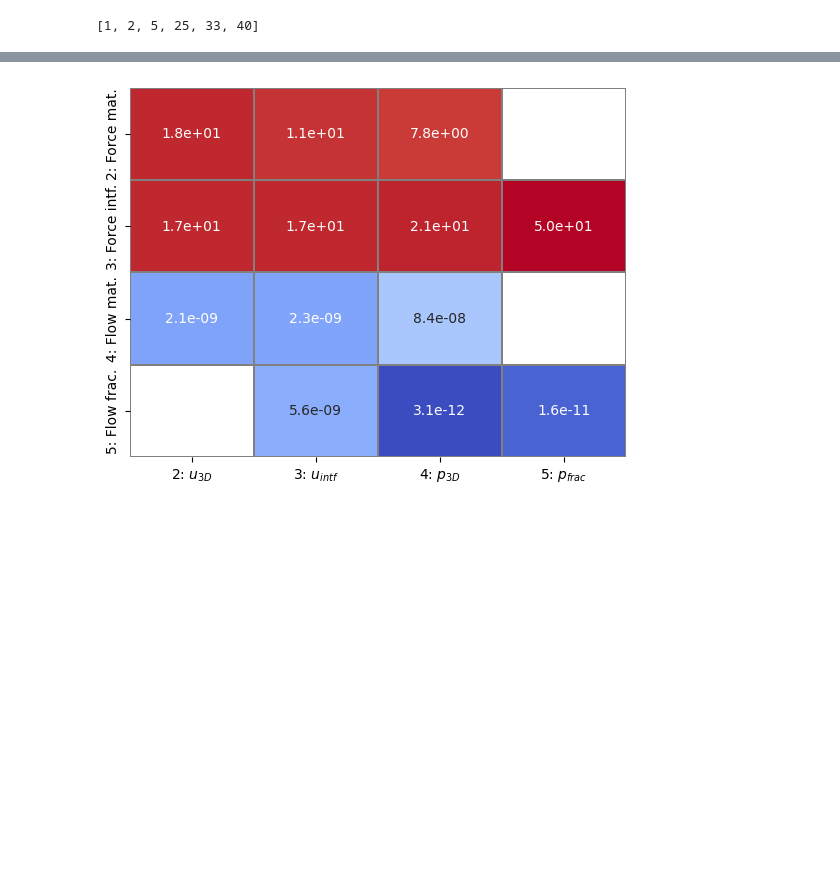
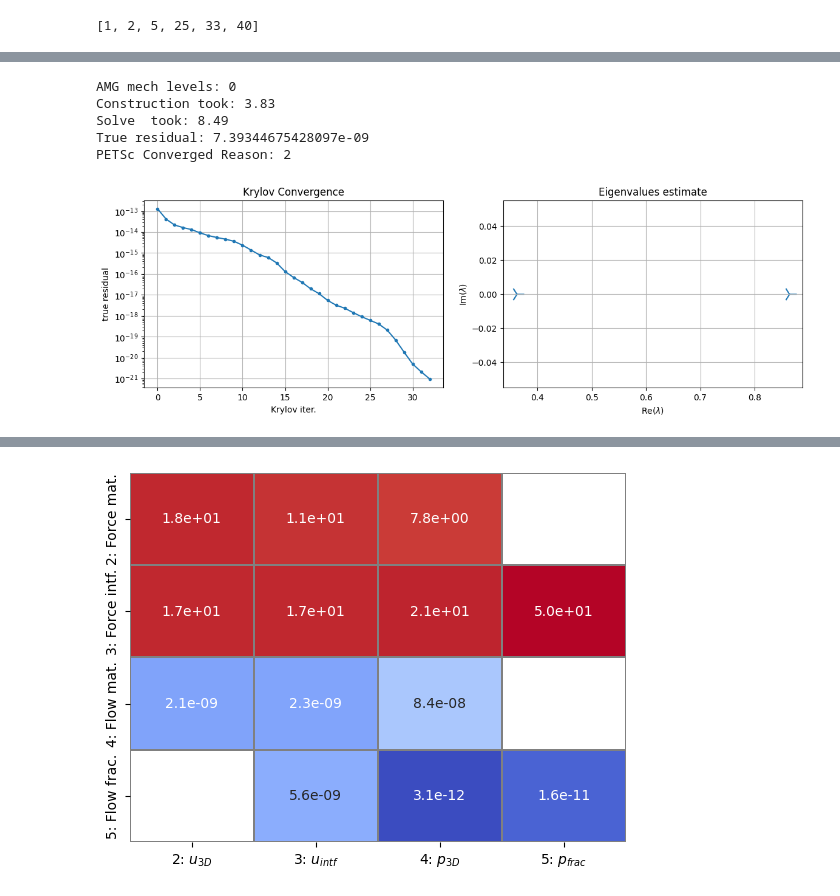
Before and after one commit to pmgbergen/FTHM-Solver, a Jupyter notebook: experiments/experiment_mandel_2_results.ipynb, the cells around one changed output, grey strips where cells are left out. Cells and saved outputs as stored; diff of their text form; code cells hidden in the pictures; blank space fills up the shorter version.

```diff
--- a/experiments/experiment_mandel_2_results.ipynb
+++ b/experiments/experiment_mandel_2_results.ipynb
@@ -144 +150,53 @@ J.plot_max()
+# %%
+from fixed_stress import (
+    get_fixed_stress_stabilization,
+    get_fs_fractures_analytical,
+    make_fs_analytical,
+)
+from hm_solver import build_mechanics_near_null_space
+from mat_utils import *
+from block_matrix import *
+
+krylov = solve_petsc_3(
+    J,
+    rhs_global=rhs,
+    return_data=True,
+    ksp_scheme=KSPScheme(
+        # ksp="richardson",
+        rtol=1e-8,
+        atol=1e-30,
+        right_transformations=[
+            # lambda bmat: model.Qright(contact_group=0, u_intf_group=3)
+        ],
+        petsc_options={
+            # "ksp_type": "fgmres",
+            "ksp_max_it": 90,
+        },
+        preconditioner=FieldSplitScheme(
+            groups=[2, 3],
+            solve=lambda bmat: PetscAMGMechanics(
+                mat=bmat[[2, 3]].mat,
+                dim=model.nd,
+                null_space=build_mechanics_near_null_space(model, include_intf=True),
+                petsc_options={
+                    'pc_type': 'hypre',
+                    'pc_hypre_type': 'boomeramg',
+                    'pc_hypre_boomeramg_stong_threshold': 0.999
+                    # 'pc_hypre_boomeramg_truncfactor': 0.001,
+                    # 'pc_hypre_boomeramg_print_statistics': None,
+                    # "mg_levels_ksp_max_it": 1,
+                    # "pc_gamg_aggressive_coarsening": 3,
+                    # "pc_gamg_threshold": 0.00001,
+                },
+            ),
+        ),
+    ),
+)
+# %% [output]
+AMG mech levels: 0
+Construction took: 3.83
+Solve  took: 8.49
+True residual: 7.39344675428097e-09
+PETSc Converged Reason: 2
+[figure, added]
 # %%
```
Also changed, not shown: parts of 8 cells of this notebook, 6 other files.
